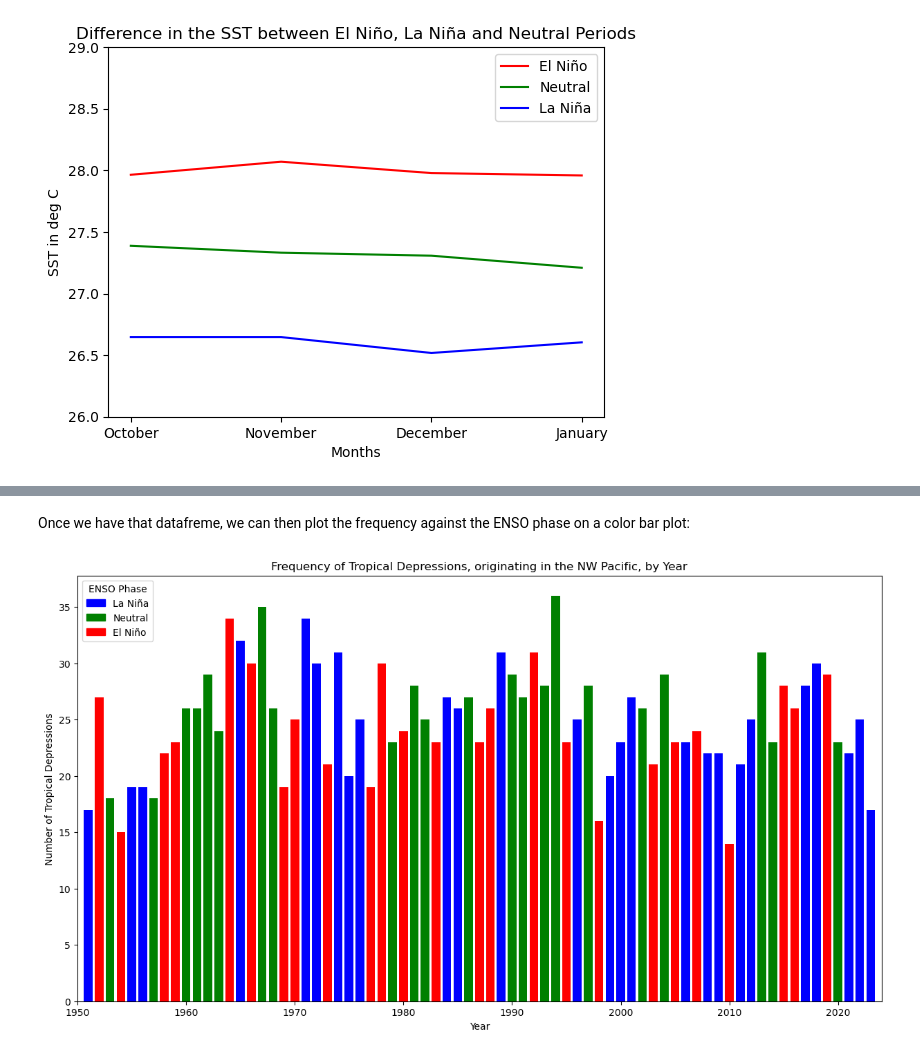
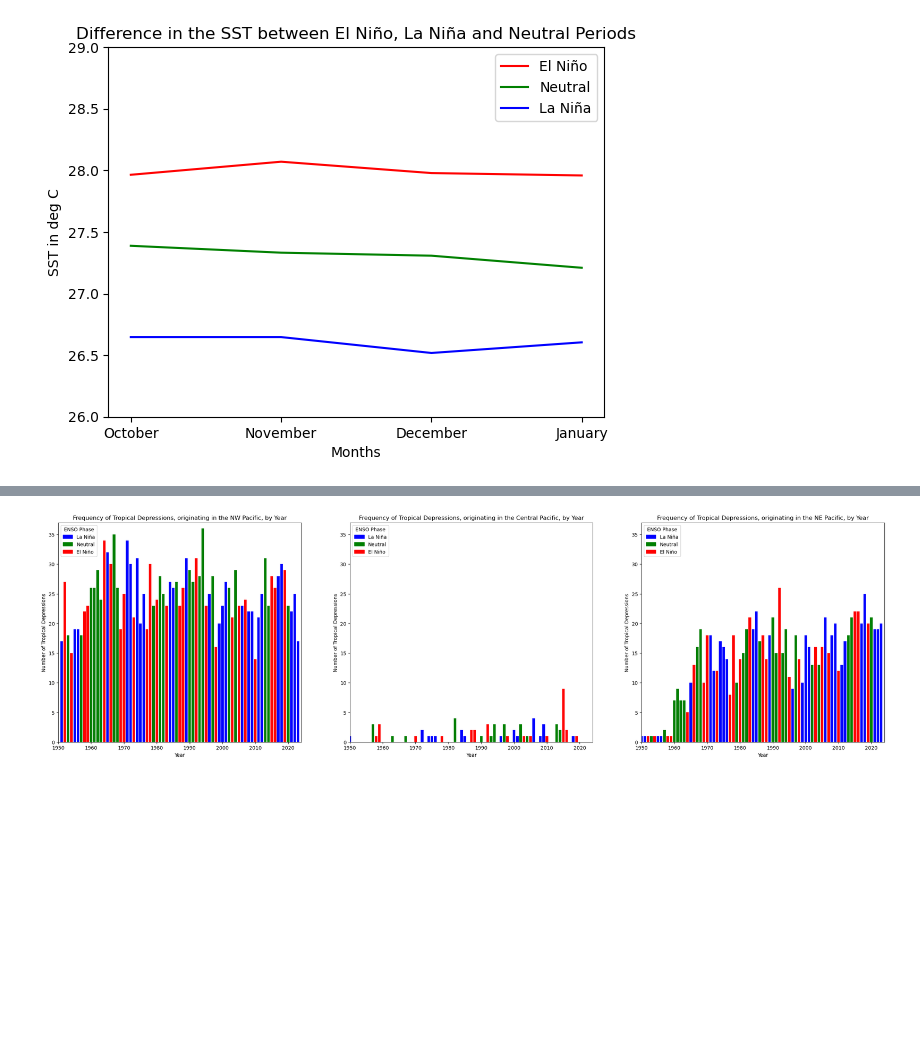
Before and after one commit to StanDobrev11/DataScience, a Jupyter notebook: Project/project.ipynb, the cells around one changed output, grey strips where cells are left out. Saved outputs shown, nothing was run; the diff lists cells and outputs as text; code cells hidden in the pictures; blank space fills up the shorter version.

```diff
--- a/Project/project.ipynb
+++ b/Project/project.ipynb
@@ -150,22 +136,26 @@ pd.read_csv('data/csv_ready/ne_pacific_td.csv')
-# %% [markdown]
-Once we have that datafreme, we can then plot the frequency against the ENSO phase on a color bar plot:
-# %%
-colors = {-1: 'blue', 0: 'green', 1: 'red'}
-
-plt.figure(figsize=(15, 8))
-for year, freq, enso in zip(df_merged.index, df_merged.frequency, df_merged.enso):
-    plt.bar(year, freq, color=colors[enso])
-
-plt.xlim(1950, 2024)
-
-plt.xlabel('Year')
-plt.ylabel('Number of Tropical Depressions')
-
-handles = [plt.Rectangle((0,0),1,1, color=colors[enso]) for enso in colors]
-labels = ['La Niña', 'Neutral', 'El Niño']
-plt.legend(handles, labels, title='ENSO Phase', loc='upper left')
-
-plt.title('Frequency of Tropical Depressions, originating in the NW Pacific, by Year')
-plt.show()
-# %% [output]
-[figure, removed]
+# %%
+colors = {-1: 'blue', 0: 'green', 1: 'red'}
+labels = ['La Niña', 'Neutral', 'El Niño']
+
+frequency_tables = [
+    ('NW', frequency_jma),
+    ('Central', frequency_nhc_cp),
+    ('NE', frequency_nhc_ep)]
+
+fig, axs = plt.subplots(1, 3, figsize=(30, 8))
+
+for i, table in enumerate(frequency_tables):
+    for year, freq, enso in zip(table[1].index, table[1].frequency, table[1].enso):
+        axs[i].bar(year, freq, color=colors[enso])
+
+    handles = [plt.Rectangle((0,0),1,1, color=colors[enso]) for enso in colors]
+    axs[i].legend(handles, labels, title='ENSO Phase', loc='upper left')
+    axs[i].set_title(f'Frequency of Tropical Depressions, originating in the {table[0]} Pacific, by Year')
+    axs[i].set_xlabel('Year')
+    axs[i].set_ylabel('Number of Tropical Depressions')
+    axs[i].set_xlim(1950, 2024)
+    axs[i].set_ylim(0, 37)
+
+plt.show()
+# %% [output]
+[figure, added]
```
Also changed, not shown: parts of 34 cells of this notebook, 4 other files.
